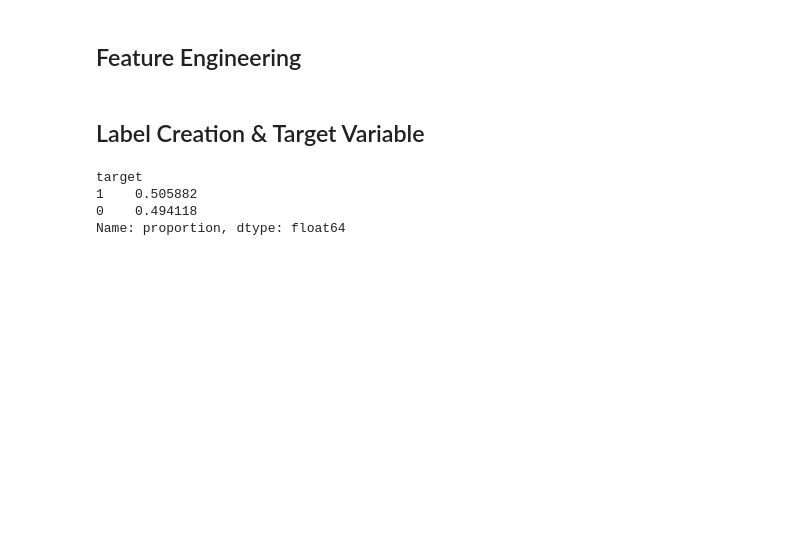
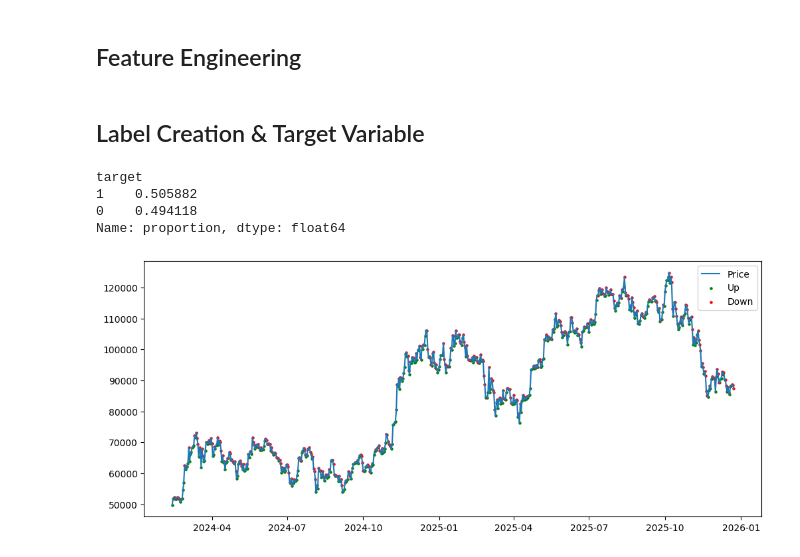
Before and after one commit to frdwish/Machine-learning-Mini-Projects, a Jupyter notebook: crypto_ml_project/notebooks/01_data_loading_and_eda.ipynb, the cells around one changed output. Drawn from its saved outputs; the diff is of its cells as text; code cells hidden in the pictures; blank space fills up the shorter version.

```diff
--- a/crypto_ml_project/notebooks/01_data_loading_and_eda.ipynb
+++ b/crypto_ml_project/notebooks/01_data_loading_and_eda.ipynb
@@ -158,3 +158,21 @@ target
 1    0.505882
 0    0.494118
 Name: proportion, dtype: float64
+# %%
+# Visual intuition
+
+import matplotlib.pyplot as plt
+
+plt.figure(figsize=(12,5))
+plt.plot(df.index,df["Close"], label="Price")
+
+up = df[df["target"] == 1]
+down = df[df["target"] == 0]
+
+plt.scatter(up.index, up["Close"], color="green", s=5, label="Up")
+plt.scatter(down.index, down["Close"], color="red", s=5, label="Down")
+
+plt.legend()
+plt.show()
+# %% [output]
+[figure, added]
```
